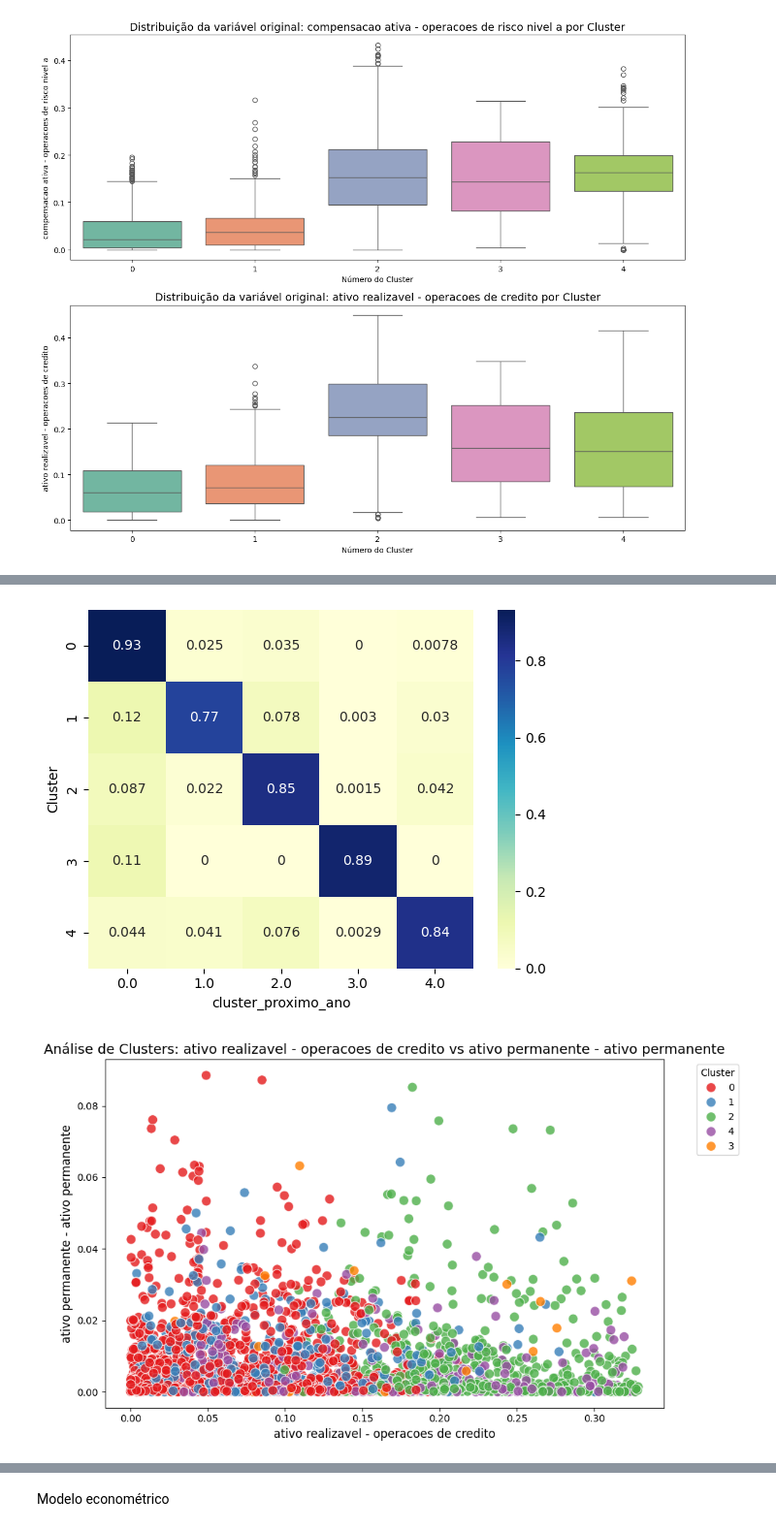
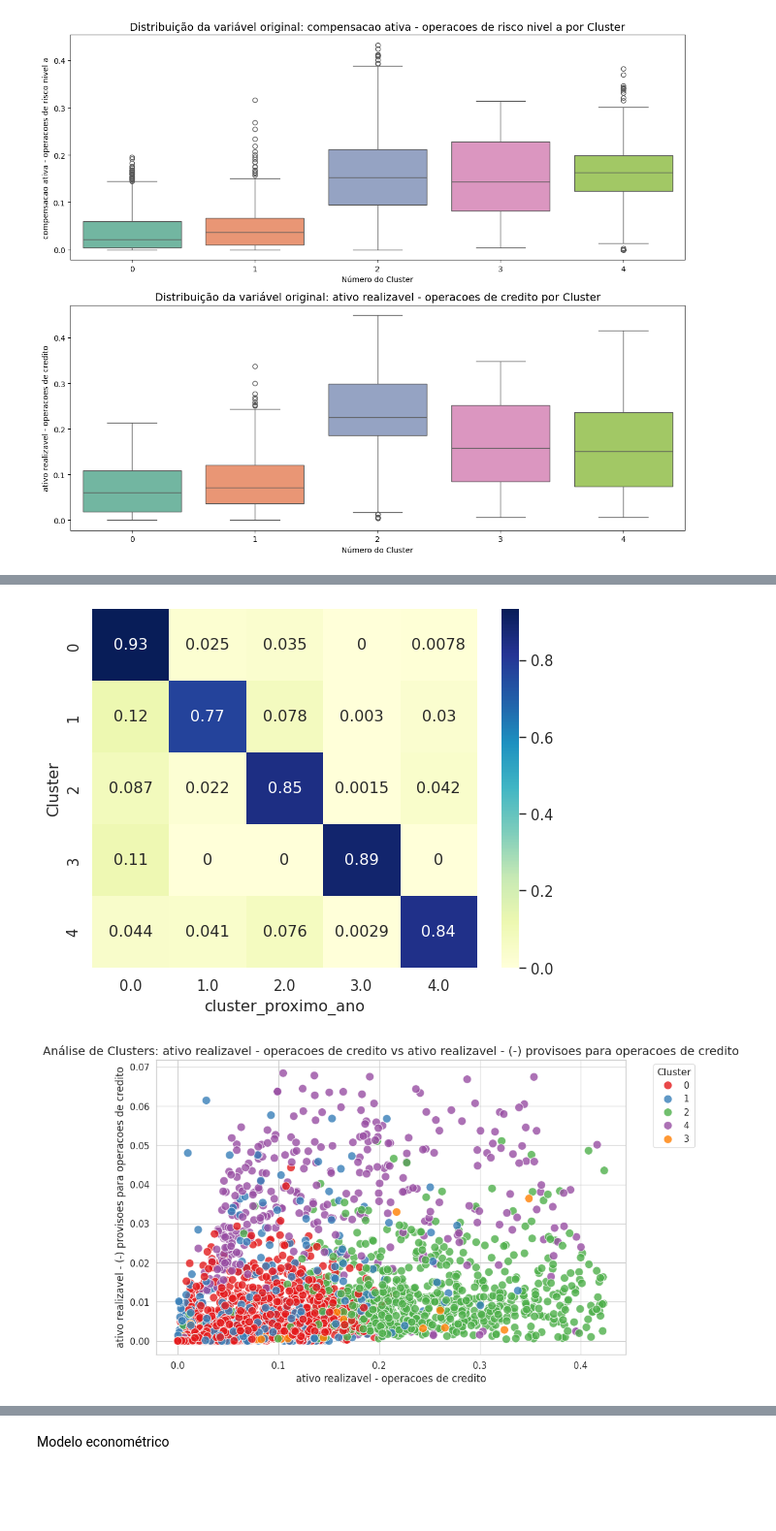
Before and after one commit to hspassos/banking, a Jupyter notebook: statistical_modelling.ipynb, the cells around one changed output, grey strips where cells are left out. Shown at 97% size. Saved outputs shown, nothing was run; the diff lists cells and outputs as text; code cells hidden in the pictures; blank space fills up the shorter version.

```diff
--- a/statistical_modelling.ipynb
+++ b/statistical_modelling.ipynb
@@ -126,6 +126,25 @@ def dados_bancos():
     df = df[df[16000001] > 1000000]
     #df = df[df['taxonomia'] != 'sociedade de credito ao microempreendedor']
 
+
+    colunas_para_inverter = [col for col in df.columns if col not in ['ano', 'cnpj', 'nome', 'taxonomia']]
+    colunas_invertidas = []
+        # Se o maior valor da coluna for 0 ou negativo, significa que toda a coluna é negativa
+    for col in colunas_para_inverter:
+        # Calcula o máximo e o mínimo ignorando os vazios explicitamente
+        max_val = df[col].max(skipna=True)
+        min_val = df[col].min(skipna=True)
+
+        # REGRAS PARA INVERTER:
+        # 1. pd.notna(max_val): Garante que a coluna não é 100% vazia
+        # 2. max_val <= 0: Garante que não há números positivos
+        # 3. min_val < 0: Garante que há valores negativos reais (ignora colunas só de Zeros/NaNs)
+
+        if pd.notna(max_val) and (max_val <= 0) and (min_val < 0):
+            df[col] = df[col] * -1
+            colunas_invertidas.append(col)
+
+    df.fillna(0, inplace=True)
     df_original = df.copy()
 
     # Dividindo os valores pelo Ativo Total (39999993)
@@ -137,9 +156,9 @@ def dados_bancos():
 
     df_original = df_original.rename(columns=novo_mapeamento)
     df = df.rename(columns=novo_mapeamento)
-    return df, df_original
+    return df, df_original, mapa_contas
 
-df, df_original = dados_bancos()
+df, df_original, mapa_contas = dados_bancos()
 # %%
 # Eliminando colunas esparsas
 
@@ -661,7 +984,7 @@ def heatmap_cluster_proximo_ano(df_filtrado):
 
 heatmap_cluster_proximo_ano(df_filtrado)
 # %% [output]
-[figure, old version]
+[figure, new version]
 # %%
 from scipy import stats
 
@@ -678,39 +1001,40 @@ def plotar_scatter_clusters(df_filtrado, final_kmeans):
     # 3. Criando o Gráfico de Dispersão (Scatter Plot)
     # Escolha o par de contas do COSIF que você quer cruzar
     conta_x = 'ativo realizavel - operacoes de credito'
-    conta_y = 'ativo permanente - ativo permanente'
+    conta_y = 'ativo realizavel - (-) provisoes para operacoes de credito'
+    df_viz[conta_y] = df_viz[conta_y].abs() # Inverte os valores para que o gráfico faça mais sentido visualmente
 
     # Filtra mantendo apenas quem tem Z-score < 3 nos dois eixos
     df_viz = df_viz[
-        (np.abs(stats.zscore(df_viz[conta_x])) < 2) &
-        (np.abs(stats.zscore(df_viz[conta_y])) < 2)
+        (np.abs(stats.zscore(df_viz[conta_x])) < 3) &
+        (np.abs(stats.zscore(df_viz[conta_y])) < 3)
     ]
 
     sns.scatterplot(
         data=df_viz,
         x=conta_x,
         y=conta_y,
         hue='Cluster',        # Define a cor baseada na coluna 'Cluster'
         palette='Set1',       # Paleta de cores bem distinta
         s=100,                # Tamanho dos pontos
         alpha=0.8             # Transparência dos pontos (útil se houver sobreposição)
     )
 
     # 4. Ajustes estéticos (Títulos e Eixos)
     plt.title(f'Análise de Clusters: {conta_x} vs {conta_y}', fontsize=14)
     plt.xlabel(conta_x, fontsize=12)
     plt.ylabel(conta_y, fontsize=12)
 
     # Move a legenda para fora do gráfico para não cobrir os dados
     plt.legend(title='Cluster', bbox_to_anchor=(1.05, 1), loc='upper left')
 
     # Otimiza o layout e exibe o gráfico
     plt.tight_layout()
     plt.show()
 
 plotar_scatter_clusters(df_filtrado, final_kmeans)
 # %% [output]
-[figure, old version]
+[figure, new version]
 # %%
 import plotly.express as px
 
```
Also changed, not shown: parts of 16 cells of this notebook, 11 other files.
